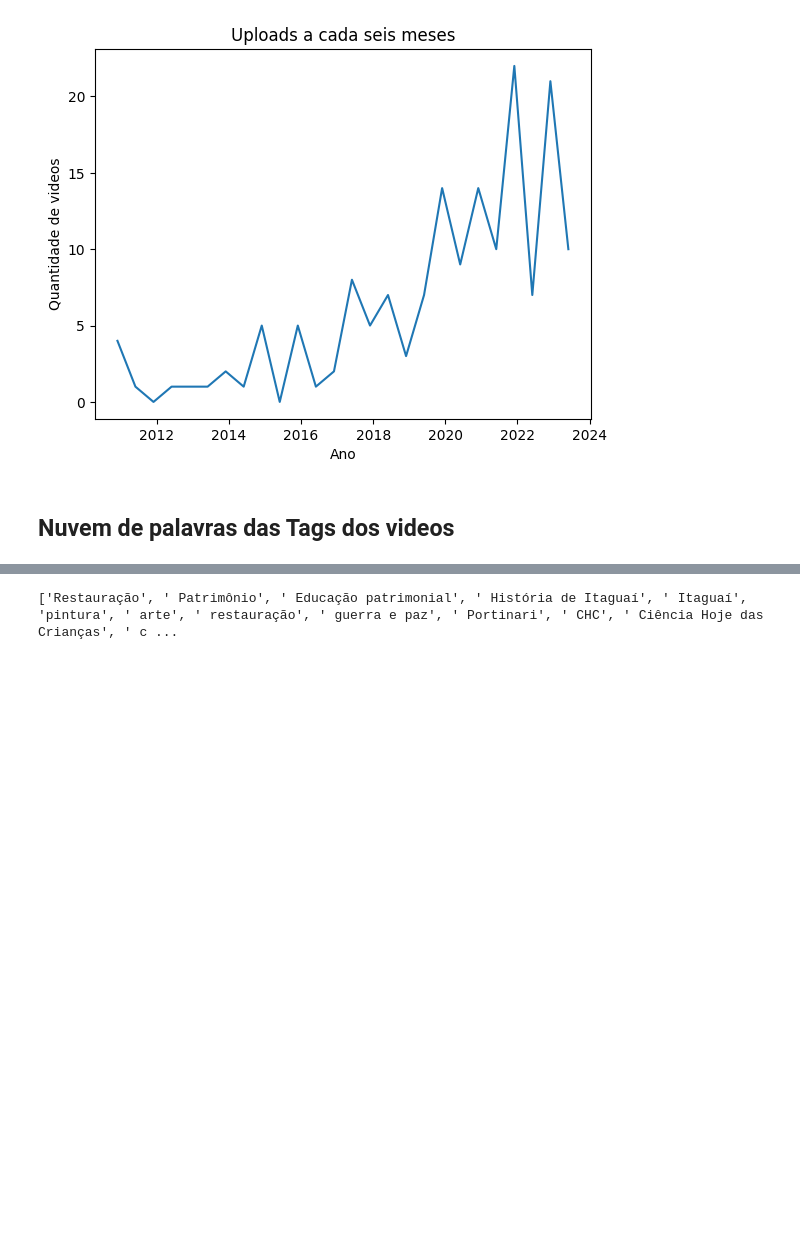
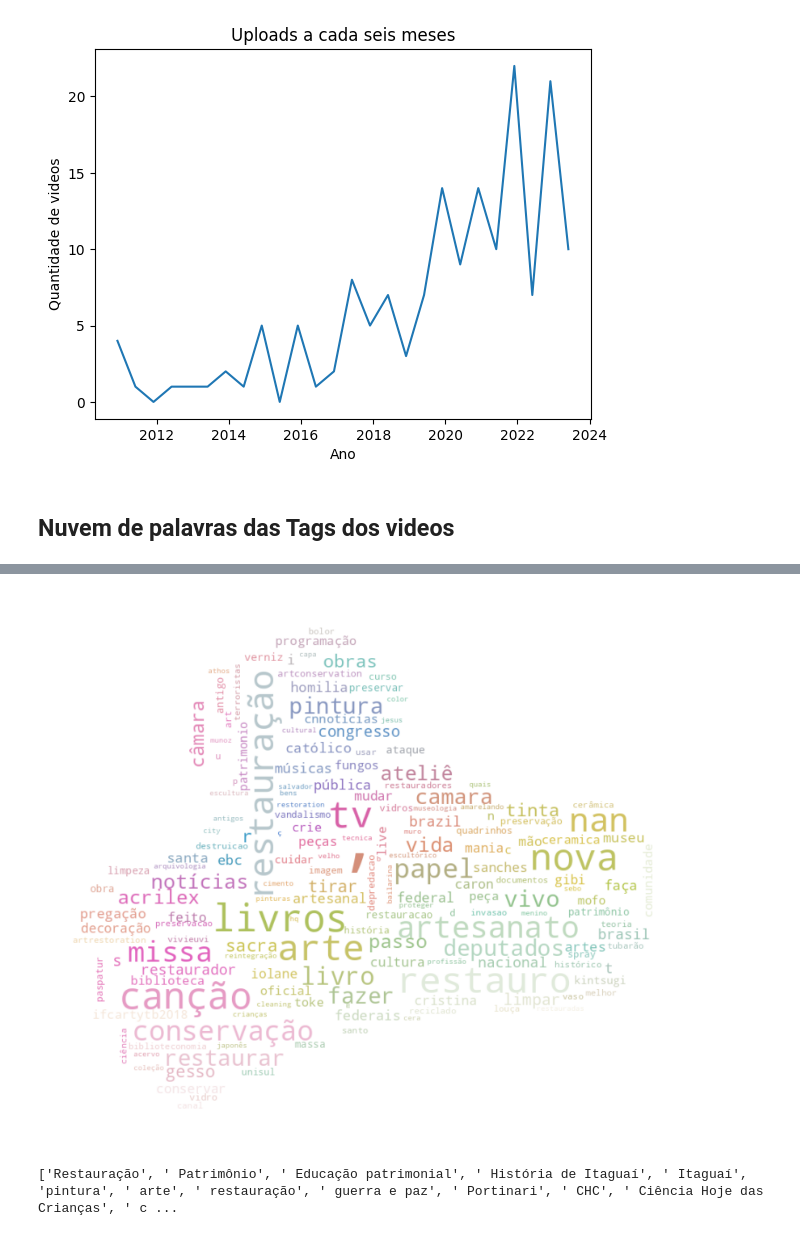
Before and after one commit to eibarracuda/dadospesquisaTCC-DC, a Jupyter notebook: Mais gráficos e análises.ipynb, the cells around one changed output, grey strips where cells are left out. Drawn from its saved outputs; the diff is of its cells as text; code cells hidden in the pictures; blank space fills up the shorter version.

```diff
--- a/Mais gráficos e análises.ipynb
+++ b/Mais gráficos e análises.ipynb
@@ -121,6 +123,7 @@ plt.show()
 ## Nuvem de palavras das Tags dos videos
 # %%
 import nltk
+import pandas as pd
 from nltk.corpus import stopwords
 from wordcloud import WordCloud, ImageColorGenerator
 import matplotlib.pyplot as plt
@@ -130,7 +133,7 @@ from PIL import Image
 nltk.download('stopwords')
 nltk.download('punkt')
 
-df = pd.read_csv('/content/videosver01.csv')
+df = pd.read_csv('/videosver01.csv')
 tags_list = df['Tagsvideo'].str.cat(sep=',').split(',')
 
 
@@ -156,7 +159,7 @@ for tags in df['Tagsvideo']:
             word_freq[word] = 1
 
 # Carregar a imagem da máscara
-mask = np.array(Image.open("/content/mask3.png"))
+mask = np.array(Image.open("/mask3.png"))
 
 # Gerar as cores para a nuvem de palavras com base na máscara
 image_colors = ImageColorGenerator(mask)
@@ -184,3 +190,4 @@ ModuleNotFoundError: No module named 'wordcloud'
+[figure, added]
 # %%
 print (df['Tagsvideo'].str.cat(sep=',').split(','))
 # %% [output]
```
Also changed, not shown: parts of 5 cells of this notebook.
